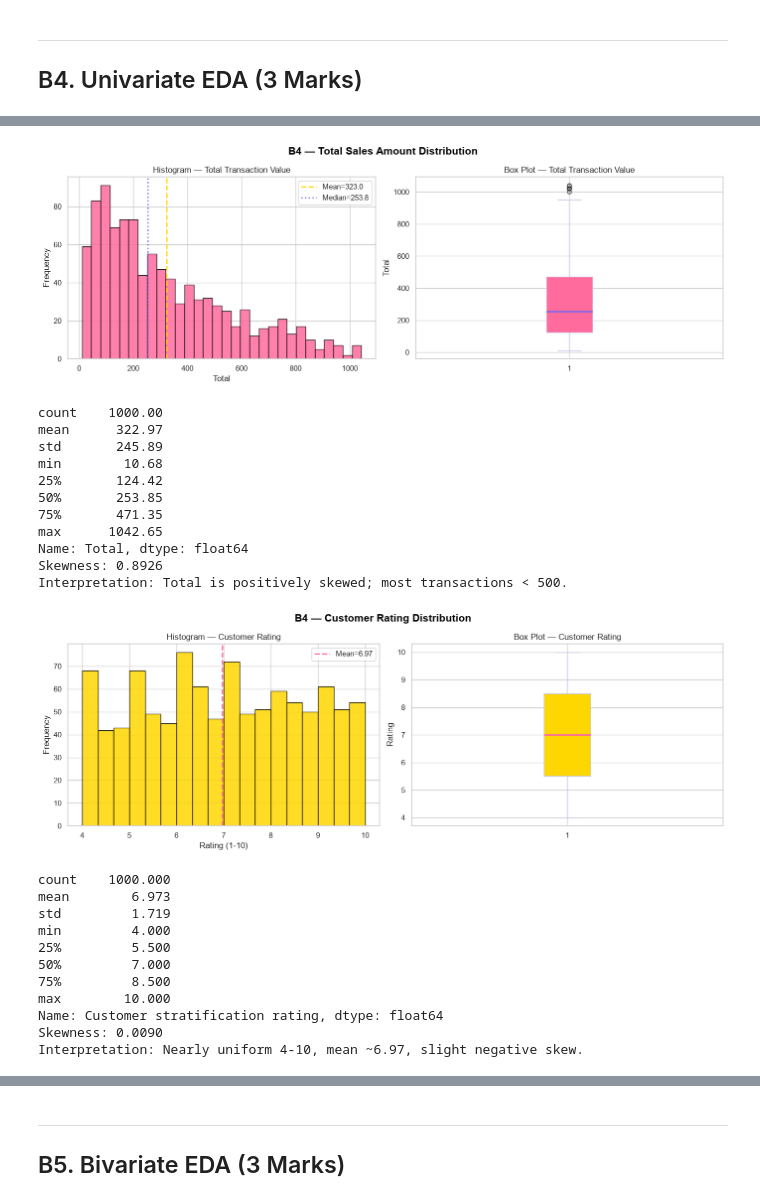
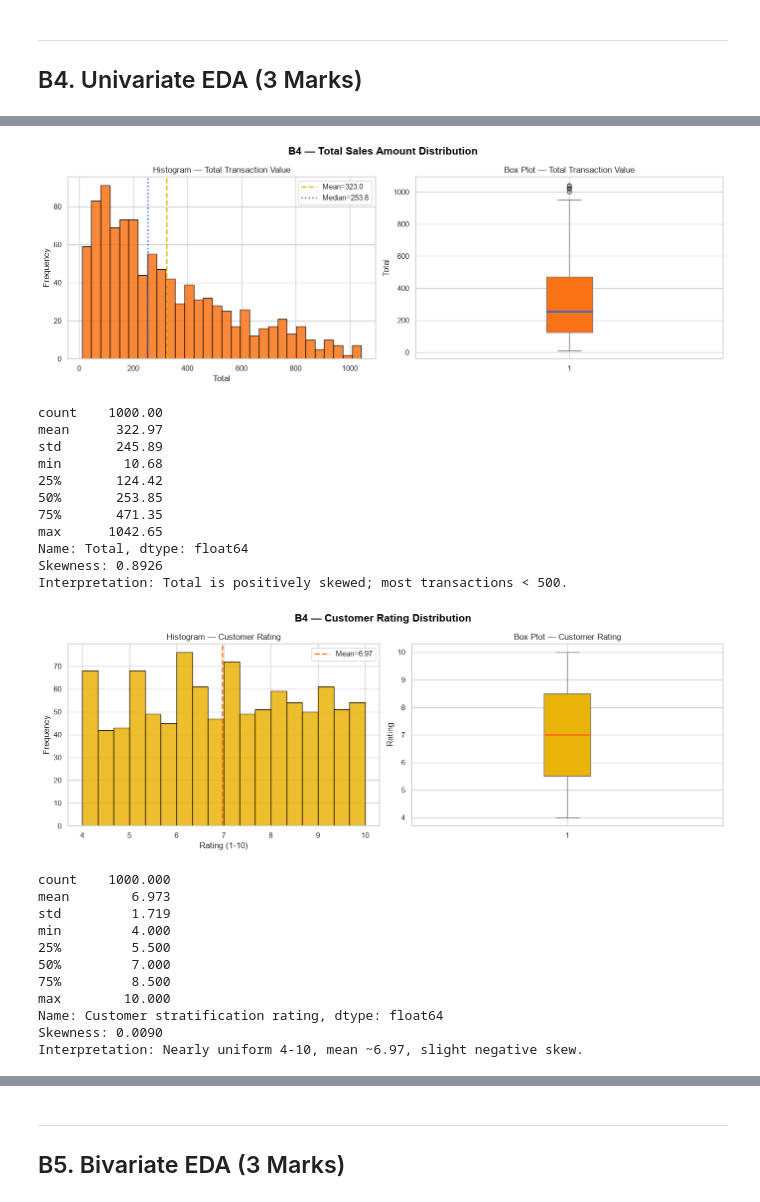
Before and after one commit to SheikhFareed99/Data-cleaning-eda, a Jupyter notebook: 23L_0997_A2.ipynb, the cells around one changed output, grey strips where cells are left out. Saved outputs shown, nothing was run; the diff lists cells and outputs as text; code cells hidden in the pictures.

```diff
--- a/23L_0997_A2.ipynb
+++ b/23L_0997_A2.ipynb
@@ -729,33 +737,33 @@ Interpretation: Quantity 1-10, nearly uniform distribution (near-zero skew).
 # %%
 fig, axes = plt.subplots(1, 2, figsize=(14, 5))
 fig.suptitle('B4 — Total Sales Amount Distribution', fontsize=15, fontweight='bold', color='black')
-axes[0].hist(df_clean['Total'], bins=30, color='#ff6b9d', edgecolor='black', alpha=0.85)
-axes[0].axvline(df_clean['Total'].mean(), color='#ffd700', lw=2, linestyle='--',
+axes[0].hist(df_clean['Total'], bins=30, color='#F97316', edgecolor='black', alpha=0.85)
+axes[0].axvline(df_clean['Total'].mean(), color='#EAB308', lw=2, linestyle='--',
                 label=f"Mean={df_clean['Total'].mean():.1f}")
-axes[0].axvline(df_clean['Total'].median(), color='#7b68ee', lw=2, linestyle=':',
+axes[0].axvline(df_clean['Total'].median(), color='#2563EB', lw=2, linestyle=':',
                 label=f"Median={df_clean['Total'].median():.1f}")
 axes[0].set_title('Histogram — Total Transaction Value')
 axes[0].set_xlabel('Total')
 axes[0].set_ylabel('Frequency')
 axes[0].legend()
 axes[0].grid(True)
 axes[1].boxplot(df_clean['Total'], vert=True, patch_artist=True,
-                boxprops=dict(facecolor='#ff6b9d', color='#c8c8e8'),
-                medianprops=dict(color='#7b68ee', lw=2),
-                whiskerprops=dict(color='#c8c8e8'),
-                capprops=dict(color='#c8c8e8'),
-                flierprops=dict(marker='o', color='#ffd700', alpha=0.5))
+                boxprops=dict(facecolor='#F97316', color='#64748B'),
+                medianprops=dict(color='#2563EB', lw=2),
+                whiskerprops=dict(color='#64748B'),
+                capprops=dict(color='#64748B'),
+                flierprops=dict(marker='o', color='#EAB308', alpha=0.5))
 axes[1].set_title('Box Plot — Total Transaction Value')
 axes[1].set_ylabel('Total')
 axes[1].grid(True)
 plt.tight_layout()
 plt.savefig('plot_b4_total.png', dpi=120, bbox_inches='tight', facecolor='black')
 plt.show()
 print(df_clean['Total'].describe().round(2))
 print(f'Skewness: {df_clean["Total"].skew():.4f}')
 print('Interpretation: Total is positively skewed; most transactions < 500.')
 # %% [output]
-[figure, old version]
+[figure, new version]
 count    1000.00
 mean      322.97
 std       245.89
@@ -771,9 +779,9 @@ Interpretation: Total is positively skewed; most transactions < 500.
 fig, axes = plt.subplots(1, 2, figsize=(14, 5))
 fig.suptitle('B4 — Customer Rating Distribution', fontsize=15, fontweight='bold', color='black')
 axes[0].hist(df_clean['Customer stratification rating'], bins=18,
-             color='#ffd700', edgecolor='black', alpha=0.85)
+             color='#EAB308', edgecolor='black', alpha=0.85)
 axes[0].axvline(df_clean['Customer stratification rating'].mean(),
-                color='#ff6b9d', lw=2, linestyle='--',
+                color='#F97316', lw=2, linestyle='--',
                 label=f"Mean={df_clean['Customer stratification rating'].mean():.2f}")
 axes[0].set_title('Histogram — Customer Rating')
 axes[0].set_xlabel('Rating (1-10)')
@@ -781,10 +789,10 @@ axes[0].set_ylabel('Frequency')
 axes[0].legend()
 axes[0].grid(True)
 axes[1].boxplot(df_clean['Customer stratification rating'], vert=True, patch_artist=True,
-                boxprops=dict(facecolor='#ffd700', color='#c8c8e8'),
-                medianprops=dict(color='#ff6b9d', lw=2),
-                whiskerprops=dict(color='#c8c8e8'),
-                capprops=dict(color='#c8c8e8'))
+                boxprops=dict(facecolor='#EAB308', color='#64748B'),
+                medianprops=dict(color='#F97316', lw=2),
+                whiskerprops=dict(color='#64748B'),
+                capprops=dict(color='#64748B'))
 axes[1].set_title('Box Plot — Customer Rating')
 axes[1].set_ylabel('Rating')
 axes[1].grid(True)
@@ -795,7 +803,7 @@ print(df_clean['Customer stratification rating'].describe().round(3))
 print(f'Skewness: {df_clean["Customer stratification rating"].skew():.4f}')
 print('Interpretation: Nearly uniform 4-10, mean ~6.97, slight negative skew.')
 # %% [output]
-[figure, old version]
+[figure, new version]
 count    1000.000
 mean        6.973
 std         1.719
```
Also changed, not shown: parts of 15 cells of this notebook.
